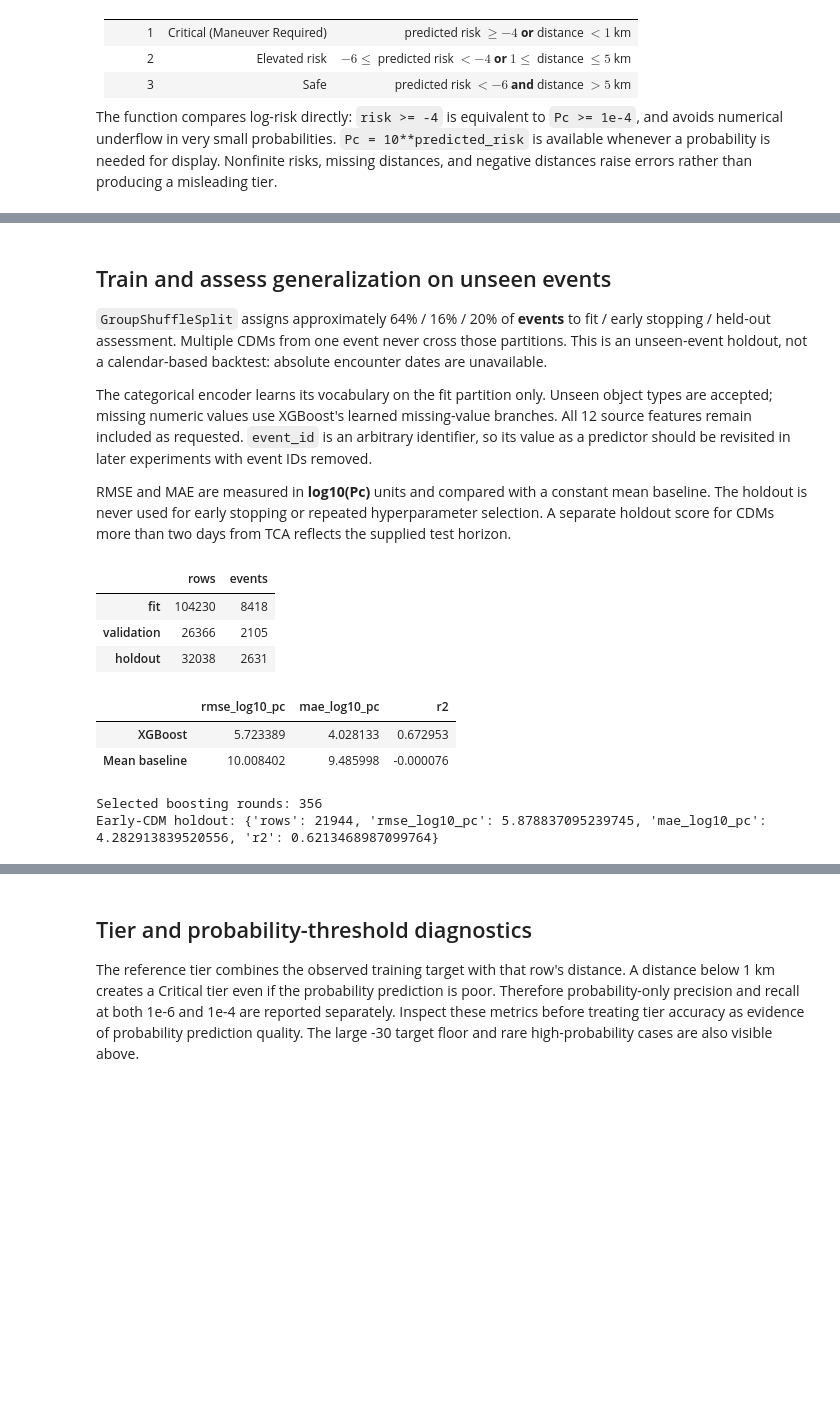
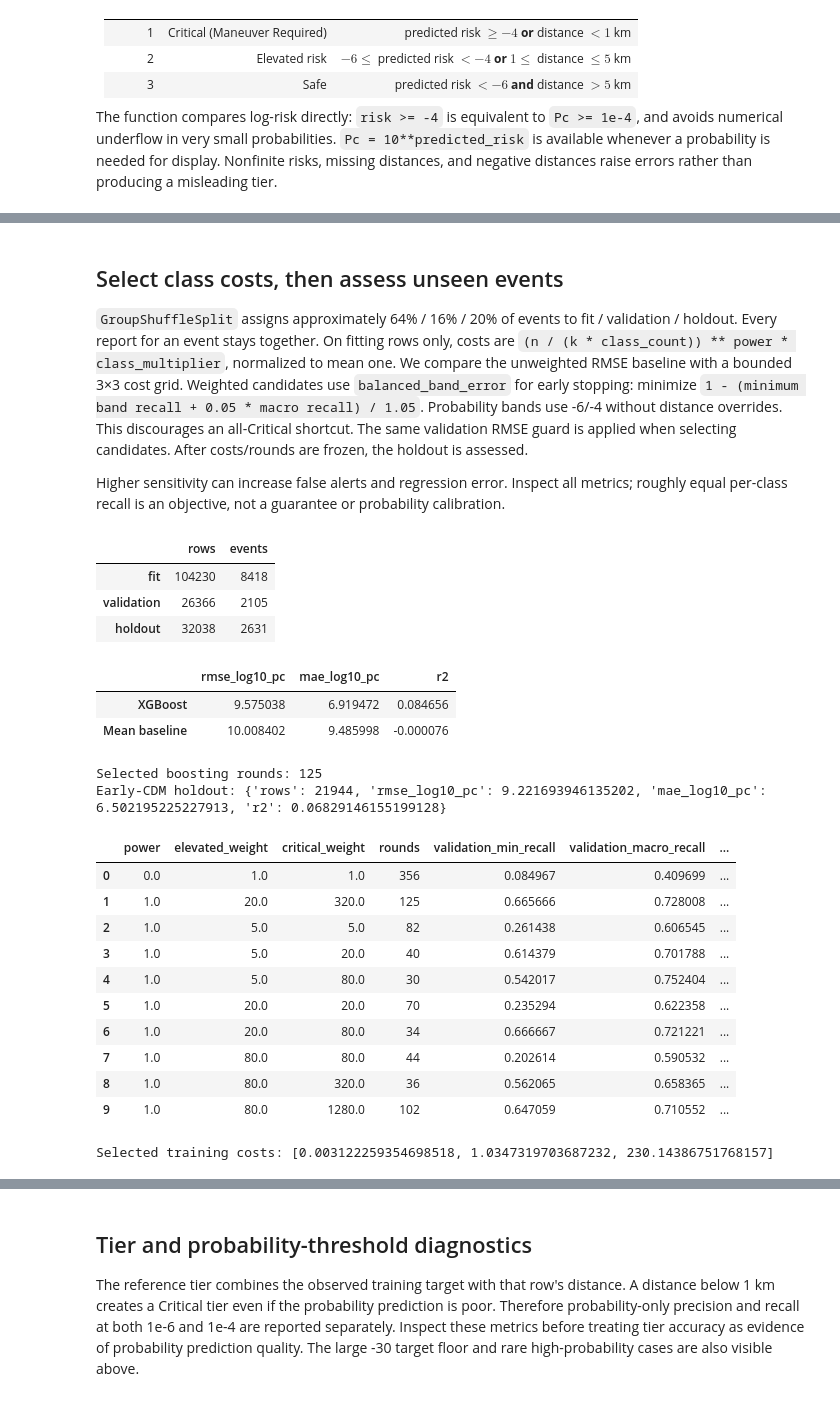
Before and after one commit to Ayushjain8541/autonomous-coconuts, a Jupyter notebook: development/collision_risk_development.ipynb, the cells around one changed output, grey strips where cells are left out. Cells and saved outputs as stored; diff of their text form; code cells hidden in the pictures; blank space fills up the shorter version.

```diff
--- a/development/collision_risk_development.ipynb
+++ b/development/collision_risk_development.ipynb
@@ -248,46 +248,68 @@ checks.check_returncode()
 # %% [markdown]
-## Train and assess generalization on unseen events
+## Select class costs, then assess unseen events
 
-`GroupShuffleSplit` assigns approximately 64% / 16% / 20% of **events** to fit / early stopping /
-held-out assessment. Multiple CDMs from one event never cross those partitions. This is an
-unseen-event holdout, not a calendar-based backtest: absolute encounter dates are unavailable.
+`GroupShuffleSplit` assigns approximately 64% / 16% / 20% of events to fit / validation /
+holdout. Every report for an event stays together. On fitting rows only, costs are
+`(n / (k * class_count)) ** power * class_multiplier`, normalized to mean one.
+We compare the unweighted RMSE baseline with a bounded 3×3 cost grid. Weighted candidates
+use `balanced_band_error` for early stopping: minimize
+`1 - (minimum band recall + 0.05 * macro recall) / 1.05`. Probability bands use -6/-4 without
+distance overrides. This discourages an all-Critical shortcut. The same validation RMSE
+guard is applied when selecting candidates. After costs/rounds are frozen, the holdout is assessed.
 
-The categorical encoder learns its vocabulary on the fit partition only. Unseen object types
-are accepted; missing numeric values use XGBoost's learned missing-value branches. All 12
-source features remain included as requested. `event_id` is an arbitrary identifier, so its
-value as a predictor should be revisited in later experiments with event IDs removed.
-
-RMSE and MAE are measured in **log10(Pc)** units and compared with a constant mean baseline.
-The holdout is never used for early stopping or repeated hyperparameter selection. A separate
-holdout score for CDMs more than two days from TCA reflects the supplied test horizon.
+Higher sensitivity can increase false alerts and regression error. Inspect all metrics;
+roughly equal per-class recall is an objective, not a guarantee or probability calibration.
 # %%
 evaluation = evaluate_model(train_data, config)
+config = evaluation["selected_config"]
 metrics = evaluation["metrics"]
 best_rounds = metrics["selected_boosting_rounds"]
 
 partitions = evaluation["partitions"]
 event_sets = {name: set(train_data.iloc[idx].event_id) for name, idx in partitions.items()}
 assert event_sets["fit"].isdisjoint(event_sets["validation"])
 assert event_sets["fit"].isdisjoint(event_sets["holdout"])
 assert event_sets["validation"].isdisjoint(event_sets["holdout"])
 display(pd.DataFrame(metrics["partitions"]).T)
 display(pd.DataFrame({
     "XGBoost": metrics["holdout_xgboost"],
     "Mean baseline": metrics["holdout_mean_baseline"],
 }).T)
 print("Selected boosting rounds:", best_rounds)
 if best_rounds == config.max_estimators:
     print("Training reached the configured boosting budget; early stopping did not shorten it.")
 print("Early-CDM holdout:", metrics.get("holdout_time_to_tca_gt_2_days"))
+
+trials = metrics["weight_selection"]["trials"]
+display(pd.DataFrame([{
+    "power": t["class_balance_power"], "elevated_weight": t["elevated_weight"],
+    "critical_weight": t["critical_weight"], "rounds": t["rounds"],
+    "validation_min_recall": t["validation_probability_bands"]["worst_recall"],
+    "validation_macro_recall": t["validation_probability_bands"]["macro_recall"],
+    "validation_rmse": t["validation_rmse_log10_pc"], "eligible": t["eligible"],
+} for t in trials]))
+print("Selected training costs:", metrics["weight_selection"]["selected"]["fit_class_costs"])
 # %% [output]
 |  | rows | events |
 | fit | 104230 | 8418 |
 | validation | 26366 | 2105 |
 | holdout | 32038 | 2631 |
 |  | rmse_log10_pc | mae_log10_pc | r2 |
-| XGBoost | 5.723389 | 4.028133 | 0.672953 |
+| XGBoost | 9.575038 | 6.919472 | 0.084656 |
 | Mean baseline | 10.008402 | 9.485998 | -0.000076 |
-Selected boosting rounds: 356
-Early-CDM holdout: {'rows': 21944, 'rmse_log10_pc': 5.878837095239745, 'mae_log10_pc': 4.282913839520556, 'r2': 0.6213468987099764}
+Selected boosting rounds: 125
+Early-CDM holdout: {'rows': 21944, 'rmse_log10_pc': 9.221693946135202, 'mae_log10_pc': 6.502195225227913, 'r2': 0.06829146155199128}
+|  | power | elevated_weight | critical_weight | rounds | validation_min_recall | validation_macro_recall | ... |
+| 0 | 0.0 | 1.0 | 1.0 | 356 | 0.084967 | 0.409699 | ... |
+| 1 | 1.0 | 20.0 | 320.0 | 125 | 0.665666 | 0.728008 | ... |
+| 2 | 1.0 | 5.0 | 5.0 | 82 | 0.261438 | 0.606545 | ... |
+| 3 | 1.0 | 5.0 | 20.0 | 40 | 0.614379 | 0.701788 | ... |
+| 4 | 1.0 | 5.0 | 80.0 | 30 | 0.542017 | 0.752404 | ... |
+| 5 | 1.0 | 20.0 | 20.0 | 70 | 0.235294 | 0.622358 | ... |
+| 6 | 1.0 | 20.0 | 80.0 | 34 | 0.666667 | 0.721221 | ... |
+| 7 | 1.0 | 80.0 | 80.0 | 44 | 0.202614 | 0.590532 | ... |
+| 8 | 1.0 | 80.0 | 320.0 | 36 | 0.562065 | 0.658365 | ... |
+| 9 | 1.0 | 80.0 | 1280.0 | 102 | 0.647059 | 0.710552 | ... |
+Selected training costs: [0.003122259354698518, 1.0347319703687232, 230.14386751768157]
 # %%
 fig, axes = plt.subplots(1, 2, figsize=(12, 3.5))
```
Also changed, not shown: parts of 11 cells of this notebook, 11 other files.
